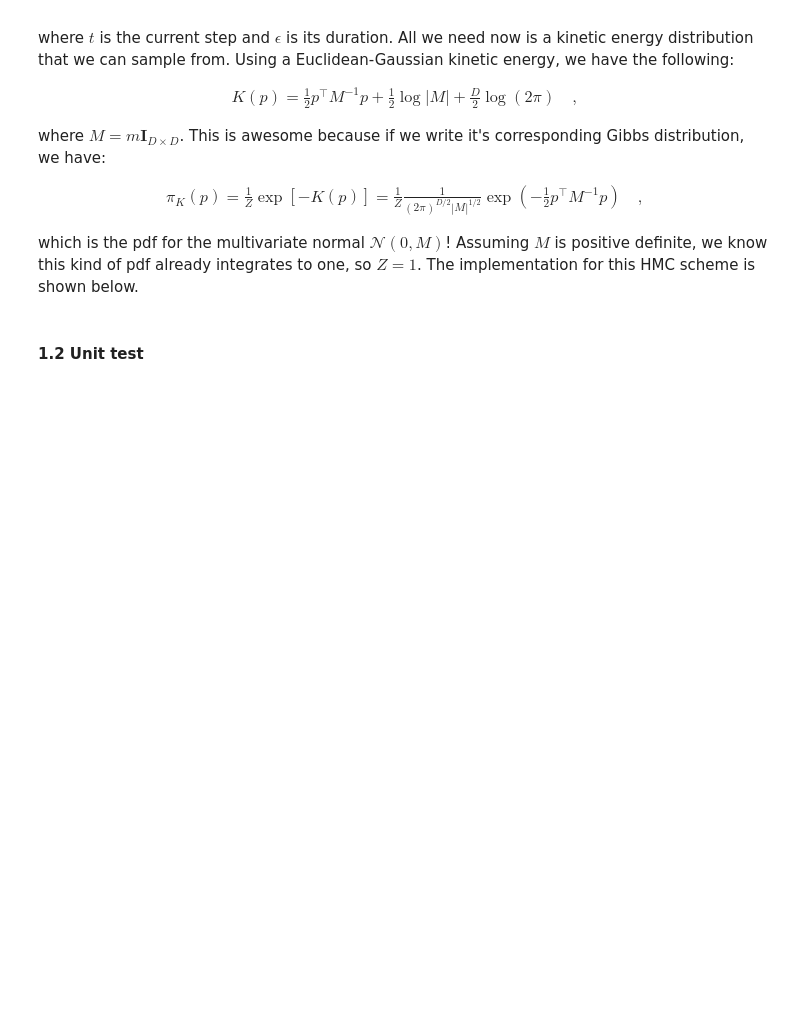
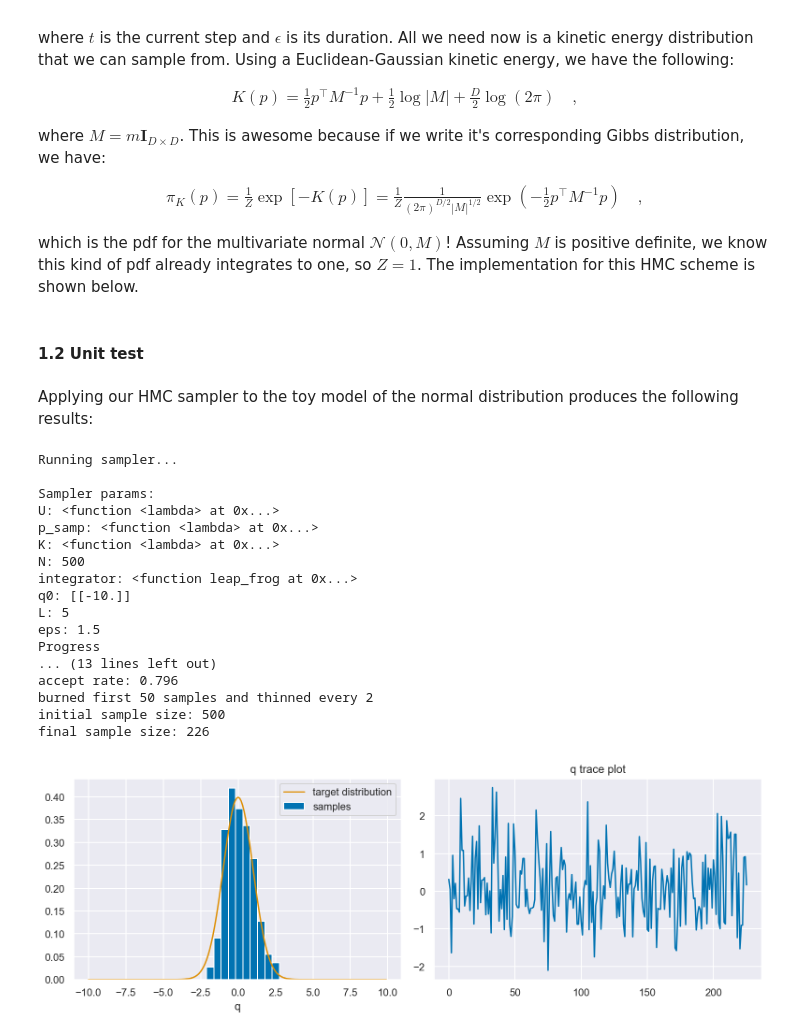
Before and after one commit to icweaver/AM207, a Jupyter notebook: HW7/AM207_HW7_IanWeaver.ipynb, the cells around one changed output. Cells and saved outputs as stored; diff of their text form; code cells hidden in the pictures; blank space fills up the shorter version.

```diff
--- a/HW7/AM207_HW7_IanWeaver.ipynb
+++ b/HW7/AM207_HW7_IanWeaver.ipynb
@@ -295,40 +149,90 @@ def leap_frog(*, q0, p0, dqdt, dpdt, T, dt):
     return np.array([q_t, -p_t]) # momentum flip
 # %% [markdown]
 #### 1.2 Unit test
+# %% [markdown]
+Applying our HMC sampler to the toy model of the normal distribution produces the following results:
 # %%
 # set inputs
-HMC_unittest_params = {
-########################
-# target distribution
-########################
-"target": sp.stats.norm.pdf, # target distribution
-}
+HMC_unittest_params = {}
+###############################
+# potential energy distribution
+###############################
+target = sp.stats.norm.pdf # target distribution
+HMC_unittest_params["U"] = lambda q: -np.log(target(q)) # computes potential energy
 ################################
 # kinetic energy distribution
 ################################
 mean = np.array([0])
 D = len(mean) # dimensionality
 m = 1. # mass
-M = m*np.identity(D) # mass matrix
-p_samp = lambda: np.random.multivariate_normal(mean=mean, cov=M)
+M = m*np.eye(D) # mass matrix
+p_samp = lambda: np.random.multivariate_normal(mean=mean, cov=M).reshape(D, 1)
 M_inv = np.linalg.inv(M)
 c1 = 0.5*np.log(np.linalg.det(M))
 c2 = 0.5*D*np.log(2*np.pi)
-K = lambda p: 0.5*p.T@M_inv@p + c1 + c2 # calculates kinetic energy
+K = lambda p: 0.5*np.transpose(p)@M_inv@p + c1 + c2 # calculates kinetic energy
 HMC_unittest_params.update({
     "p_samp":p_samp,
     'K': K
 })
 ##########################
 # simulation parameters
 ##########################
 HMC_unittest_params.update({
-'N': 200, # number of steps
+'N': 500, # number of steps
 "integrator": leap_frog, # numerical integrator
-"q0":  np.array([-10.]).reshape(1, 1), # starting point
-'T': 10, # number of integration steps
-"dt": 1.5, # integration step interval
+"q0":  np.array([-10.]).reshape(D, 1), # starting point
+'L': 5, # number of integration steps
+"eps": 1.5, # integration step interval
 })
 
 # run HMC
+print("Running sampler...")
+print("\nSampler params: ")
+for k, v in HMC_unittest_params.items():
+    print(f"{k}: {v}")
+start = time.perf_counter()
 samples, accept_rate = HMC(**HMC_unittest_params)
+print(f"\nSampling finished in {(time.perf_counter() - start):.3f} s")
+
+# display results
+fig, axes = plt.subplots(1, 2, figsize=fig_wide)
+print(f"accept rate: {accept_rate}")
+N = len(samples)
+burn = int(0.1*N)
+thin = 2
+print(f"burned first {burn} samples and thinned every {thin}")
+samples_reduced = samples[burn::thin]
+N = HMC_unittest_params['N']
+print(f"initial sample size: {N}")
+print(f"final sample size: {len(samples_reduced)}")
+
+axes[0].hist(samples_reduced, density=True, label="samples")
+x = np.arange(-10, 10, 0.1)
+axes[0].plot(x, target(x), label="target distribution")
+axes[0].set_xlabel('q')
+axes[0].legend()
+
+axes[1].plot(samples_reduced)
+axes[1].set_title("q trace plot")
+
+fig.tight_layout()
+# %% [output]
+Running sampler...
+
+Sampler params:
+U: <function <lambda> at 0x...>
+p_samp: <function <lambda> at 0x...>
+K: <function <lambda> at 0x...>
+N: 500
+integrator: <function leap_frog at 0x...>
+q0: [[-10.]]
+L: 5
+eps: 1.5
+Progress
+... (13 lines left out)
+accept rate: 0.796
+burned first 50 samples and thinned every 2
+initial sample size: 500
+final sample size: 226
+[figure, added]
```
Also changed, not shown: parts of 28 cells of this notebook, 1 other file.
